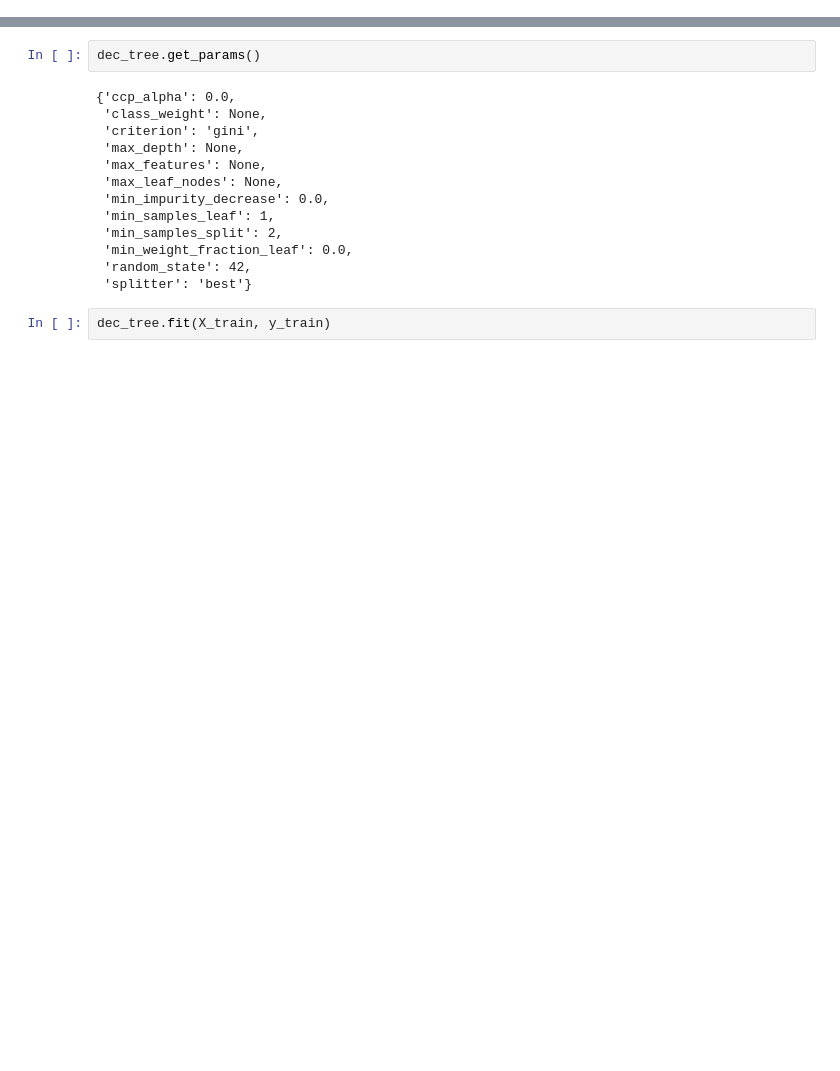
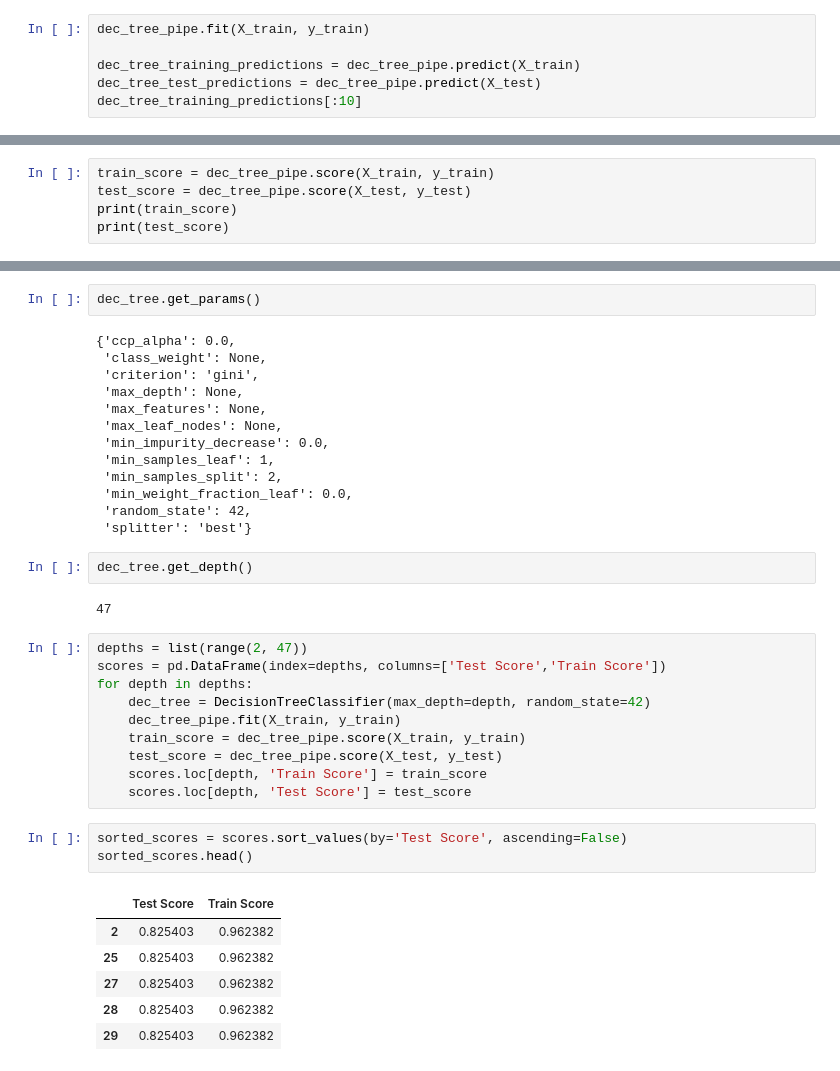
Before and after one commit to krheams60/Sales-predictions, a Jupyter notebook: Project2_Part4_Ken_Rheams.ipynb, the cells around one changed output, grey strips where cells are left out. Cells and saved outputs as stored; diff of their text form; blank space fills up the shorter version.

```diff
--- a/Project2_Part4_Ken_Rheams.ipynb
+++ b/Project2_Part4_Ken_Rheams.ipynb
@@ -281,0 +306,6 @@ dec_tree = DecisionTreeClassifier(random_state = 42)
+# %%
+dec_tree_pipe.fit(X_train, y_train)
+
+dec_tree_training_predictions = dec_tree_pipe.predict(X_train)
+dec_tree_test_predictions = dec_tree_pipe.predict(X_test)
+dec_tree_training_predictions[:10]
@@ -281,0 +314,5 @@ dec_tree = DecisionTreeClassifier(random_state = 42)
+# %%
+train_score = dec_tree_pipe.score(X_train, y_train)
+test_score = dec_tree_pipe.score(X_test, y_test)
+print(train_score)
+print(test_score)
@@ -294,5 +334,27 @@ dec_tree.get_params()
  'min_weight_fraction_leaf': 0.0,
  'random_state': 42,
  'splitter': 'best'}
-# %%
-dec_tree.fit(X_train, y_train)
+# %%
+dec_tree.get_depth()
+# %% [output]
+47
+# %%
+depths = list(range(2, 47))
+scores = pd.DataFrame(index=depths, columns=['Test Score','Train Score'])
+for depth in depths:
+    dec_tree = DecisionTreeClassifier(max_depth=depth, random_state=42)
+    dec_tree_pipe.fit(X_train, y_train)
+    train_score = dec_tree_pipe.score(X_train, y_train)
+    test_score = dec_tree_pipe.score(X_test, y_test)
+    scores.loc[depth, 'Train Score'] = train_score
+    scores.loc[depth, 'Test Score'] = test_score
+# %%
+sorted_scores = scores.sort_values(by='Test Score', ascending=False)
+sorted_scores.head()
+# %% [output]
+|  | Test Score | Train Score |
+| 2 | 0.825403 | 0.962382 |
+| 25 | 0.825403 | 0.962382 |
+| 27 | 0.825403 | 0.962382 |
+| 28 | 0.825403 | 0.962382 |
+| 29 | 0.825403 | 0.962382 |
```
Also changed, not shown: parts of 26 cells of this notebook.
